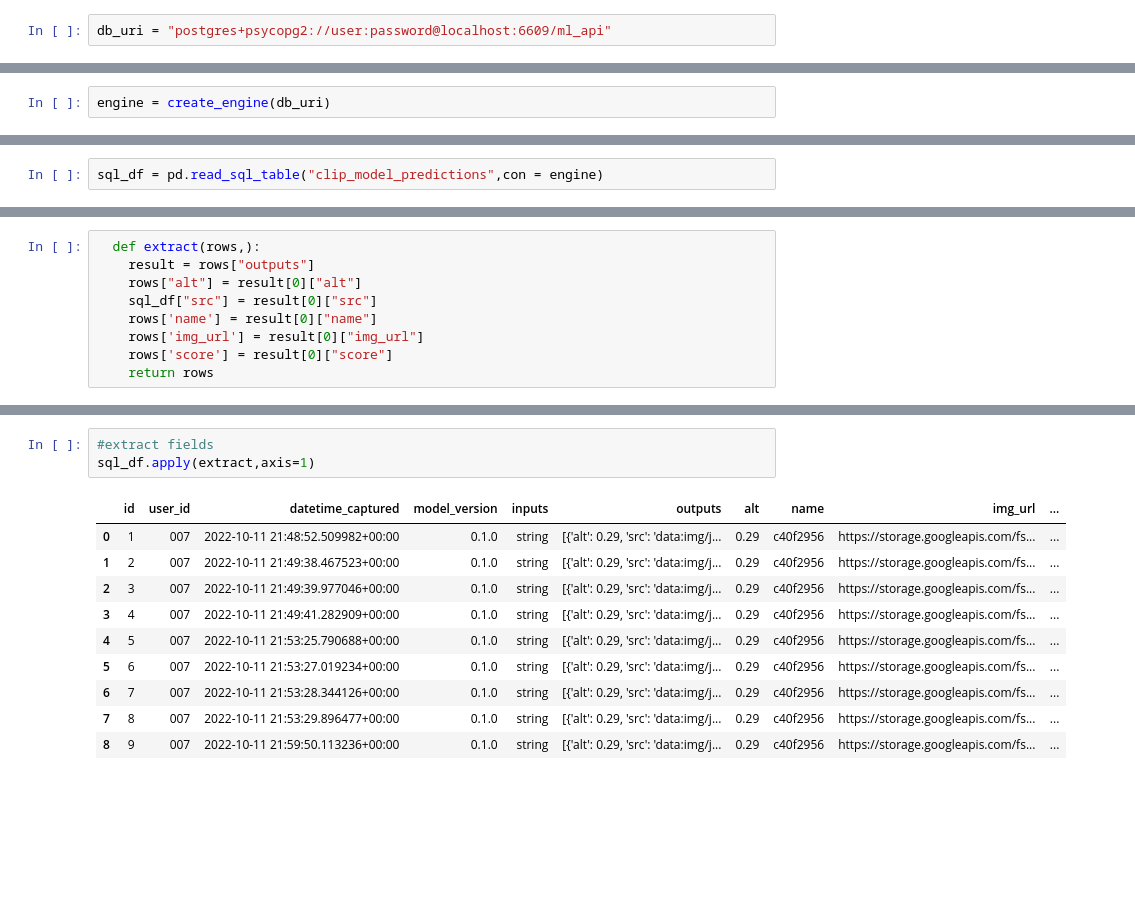
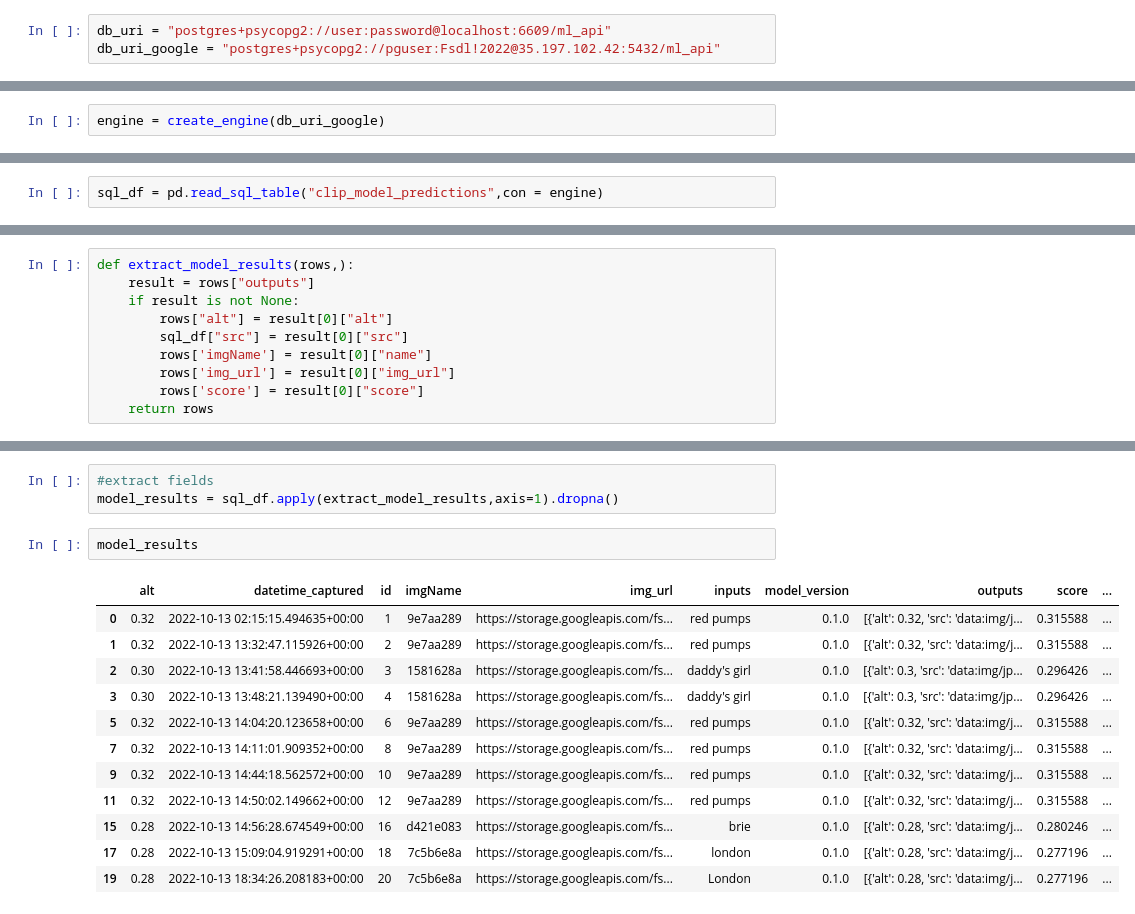
Before and after one commit to u6yuvi/fsdl_project, a Jupyter notebook: scripts/Persistence-DB.ipynb, the cells around one changed output, grey strips where cells are left out. Drawn from its saved outputs; the diff is of its cells as text; blank space fills up the shorter version.

Commit message:
Code for collating model data and user feedback in a single dataframe.

```diff
--- a/scripts/Persistence-DB.ipynb
+++ b/scripts/Persistence-DB.ipynb
@@ -17,4 +19,5 @@ import pandas as pd
 import json
 # %%
 db_uri = "postgres+psycopg2://user:password@localhost:6609/ml_api"
+db_uri_google = "postgres+psycopg2://pguser:Fsdl!2022@35.197.102.42:5432/ml_api"
 # %%
@@ -24,2 +27,2 @@ postgres+psycopg2://user:password@localhost:6609/ml_api
 # %%
-engine = create_engine(db_uri)
+engine = create_engine(db_uri_google)
@@ -41,9 +35,10 @@ sql_df
 # %%
-  def extract(rows,):
+def extract_model_results(rows,):
     result = rows["outputs"]
-    rows["alt"] = result[0]["alt"]
-    sql_df["src"] = result[0]["src"]
-    rows['name'] = result[0]["name"]
-    rows['img_url'] = result[0]["img_url"]
-    rows['score'] = result[0]["score"]
+    if result is not None:
+        rows["alt"] = result[0]["alt"]
+        sql_df["src"] = result[0]["src"]
+        rows['imgName'] = result[0]["name"]
+        rows['img_url'] = result[0]["img_url"]
+        rows['score'] = result[0]["score"]
     return rows
@@ -50,14 +57,18 @@ sql_df
 # %%
 #extract fields
-sql_df.apply(extract,axis=1)
+model_results = sql_df.apply(extract_model_results,axis=1).dropna()
-# %% [output]
-|  | id | user_id | datetime_captured | model_version | inputs | outputs | alt | name | img_url | ... |
-| 0 | 1 | 007 | 2022-10-11 21:48:52.509982+00:00 | 0.1.0 | string | [{'alt': 0.29, 'src': 'data:img/j... | 0.29 | c40f2956 | https://storage.googleapis.com/fs... | ... |
-| 1 | 2 | 007 | 2022-10-11 21:49:38.467523+00:00 | 0.1.0 | string | [{'alt': 0.29, 'src': 'data:img/j... | 0.29 | c40f2956 | https://storage.googleapis.com/fs... | ... |
-| 2 | 3 | 007 | 2022-10-11 21:49:39.977046+00:00 | 0.1.0 | string | [{'alt': 0.29, 'src': 'data:img/j... | 0.29 | c40f2956 | https://storage.googleapis.com/fs... | ... |
-| 3 | 4 | 007 | 2022-10-11 21:49:41.282909+00:00 | 0.1.0 | string | [{'alt': 0.29, 'src': 'data:img/j... | 0.29 | c40f2956 | https://storage.googleapis.com/fs... | ... |
-| 4 | 5 | 007 | 2022-10-11 21:53:25.790688+00:00 | 0.1.0 | string | [{'alt': 0.29, 'src': 'data:img/j... | 0.29 | c40f2956 | https://storage.googleapis.com/fs... | ... |
-| 5 | 6 | 007 | 2022-10-11 21:53:27.019234+00:00 | 0.1.0 | string | [{'alt': 0.29, 'src': 'data:img/j... | 0.29 | c40f2956 | https://storage.googleapis.com/fs... | ... |
-| 6 | 7 | 007 | 2022-10-11 21:53:28.344126+00:00 | 0.1.0 | string | [{'alt': 0.29, 'src': 'data:img/j... | 0.29 | c40f2956 | https://storage.googleapis.com/fs... | ... |
-| 7 | 8 | 007 | 2022-10-11 21:53:29.896477+00:00 | 0.1.0 | string | [{'alt': 0.29, 'src': 'data:img/j... | 0.29 | c40f2956 | https://storage.googleapis.com/fs... | ... |
-| 8 | 9 | 007 | 2022-10-11 21:59:50.113236+00:00 | 0.1.0 | string | [{'alt': 0.29, 'src': 'data:img/j... | 0.29 | c40f2956 | https://storage.googleapis.com/fs... | ... |
+# %%
+model_results
+# %% [output]
+|  | alt | datetime_captured | id | imgName | img_url | inputs | model_version | outputs | score | ... |
+| 0 | 0.32 | 2022-10-13 02:15:15.494635+00:00 | 1 | 9e7aa289 | https://storage.googleapis.com/fs... | red pumps | 0.1.0 | [{'alt': 0.32, 'src': 'data:img/j... | 0.315588 | ... |
+| 1 | 0.32 | 2022-10-13 13:32:47.115926+00:00 | 2 | 9e7aa289 | https://storage.googleapis.com/fs... | red pumps | 0.1.0 | [{'alt': 0.32, 'src': 'data:img/j... | 0.315588 | ... |
+| 2 | 0.30 | 2022-10-13 13:41:58.446693+00:00 | 3 | 1581628a | https://storage.googleapis.com/fs... | daddy's girl | 0.1.0 | [{'alt': 0.3, 'src': 'data:img/jp... | 0.296426 | ... |
+| 3 | 0.30 | 2022-10-13 13:48:21.139490+00:00 | 4 | 1581628a | https://storage.googleapis.com/fs... | daddy's girl | 0.1.0 | [{'alt': 0.3, 'src': 'data:img/jp... | 0.296426 | ... |
+| 5 | 0.32 | 2022-10-13 14:04:20.123658+00:00 | 6 | 9e7aa289 | https://storage.googleapis.com/fs... | red pumps | 0.1.0 | [{'alt': 0.32, 'src': 'data:img/j... | 0.315588 | ... |
+| 7 | 0.32 | 2022-10-13 14:11:01.909352+00:00 | 8 | 9e7aa289 | https://storage.googleapis.com/fs... | red pumps | 0.1.0 | [{'alt': 0.32, 'src': 'data:img/j... | 0.315588 | ... |
+| 9 | 0.32 | 2022-10-13 14:44:18.562572+00:00 | 10 | 9e7aa289 | https://storage.googleapis.com/fs... | red pumps | 0.1.0 | [{'alt': 0.32, 'src': 'data:img/j... | 0.315588 | ... |
+| 11 | 0.32 | 2022-10-13 14:50:02.149662+00:00 | 12 | 9e7aa289 | https://storage.googleapis.com/fs... | red pumps | 0.1.0 | [{'alt': 0.32, 'src': 'data:img/j... | 0.315588 | ... |
+| 15 | 0.28 | 2022-10-13 14:56:28.674549+00:00 | 16 | d421e083 | https://storage.googleapis.com/fs... | brie | 0.1.0 | [{'alt': 0.28, 'src': 'data:img/j... | 0.280246 | ... |
+| 17 | 0.28 | 2022-10-13 15:09:04.919291+00:00 | 18 | 7c5b6e8a | https://storage.googleapis.com/fs... | london | 0.1.0 | [{'alt': 0.28, 'src': 'data:img/j... | 0.277196 | ... |
+| 19 | 0.28 | 2022-10-13 18:34:26.208183+00:00 | 20 | 7c5b6e8a | https://storage.googleapis.com/fs... | London | 0.1.0 | [{'alt': 0.28, 'src': 'data:img/j... | 0.277196 | ... |
```
Also changed, not shown: parts of 11 cells of this notebook.
